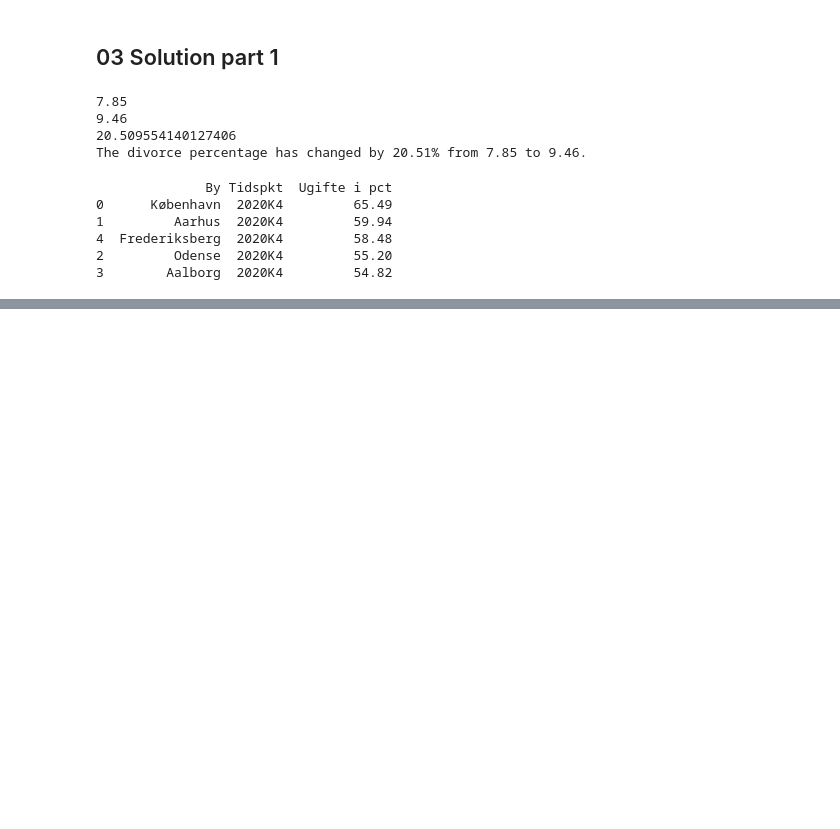
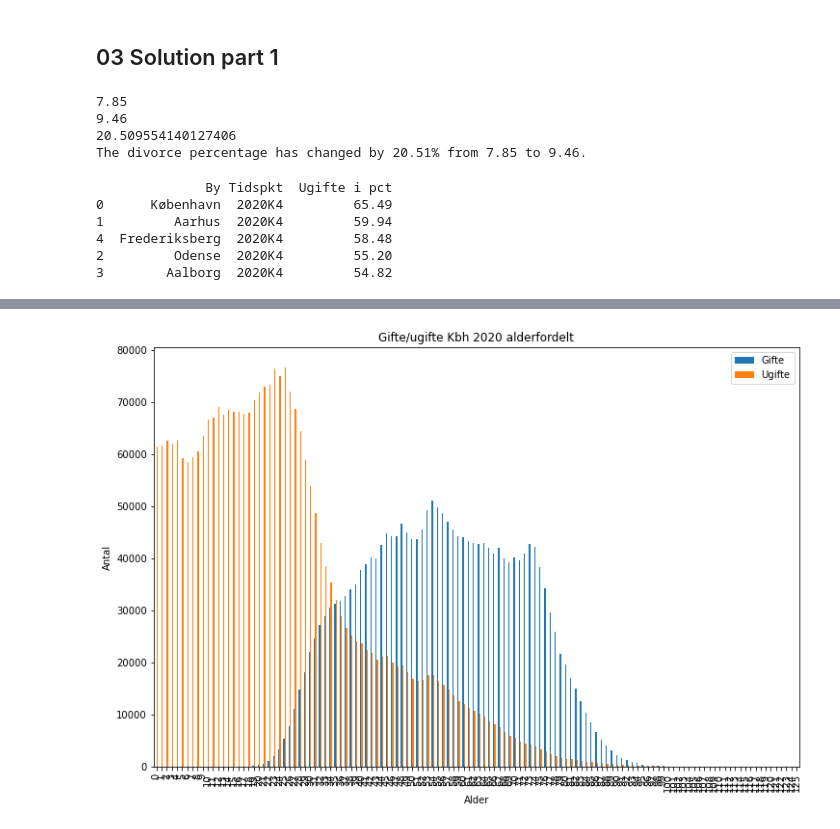
Before and after one commit to por964/pythonHandin, a Jupyter notebook: Week_5.ipynb, the cells around one changed output, grey strips where cells are left out. Saved outputs shown, nothing was run; the diff lists cells and outputs as text; code cells hidden in the pictures; blank space fills up the shorter version.

```diff
--- a/Week_5.ipynb
+++ b/Week_5.ipynb
@@ -132,9 +132,9 @@ pd.set_option('display.max_rows', ugift.shape[0]+1)
 #print(ugift)
 #print(gift)
 
-ts = pd.concat([gift, ugift], axis=1)
-ts.plot(kind='bar', figsize=(12,8))
-plt.legend(["Ugifte", "Gifte"])
+data = pd.concat([gift, ugift], axis=1)
+data.plot(kind='bar', figsize=(12,8))
+plt.legend(["Gifte", "Ugifte"])
 plt.xlabel('Alder')
 plt.ylabel('Antal')
 plt.title('Gifte/ugifte Kbh 2020 alderfordelt')
@@ -144,0 +143 @@ plt.show()
+[figure, added]
```
Also changed, not shown: parts of 1 cell of this notebook, 12 other files.
